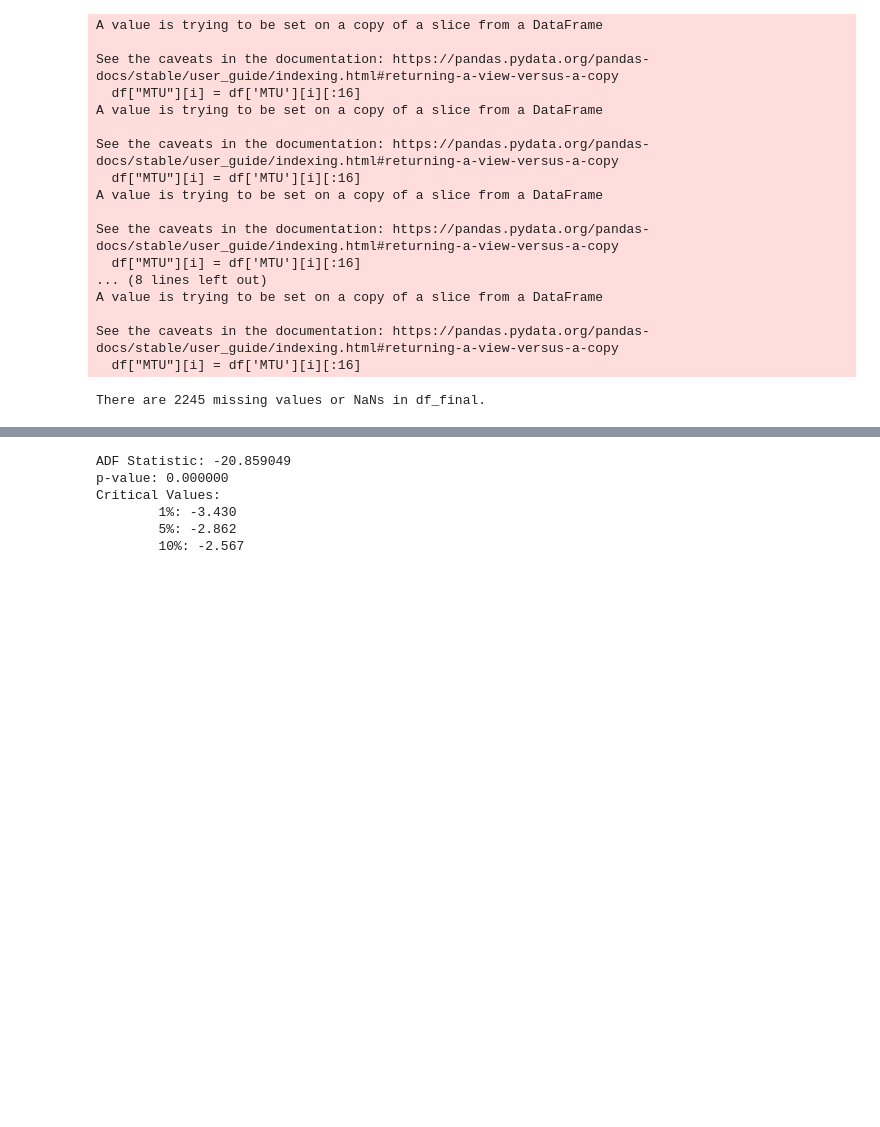
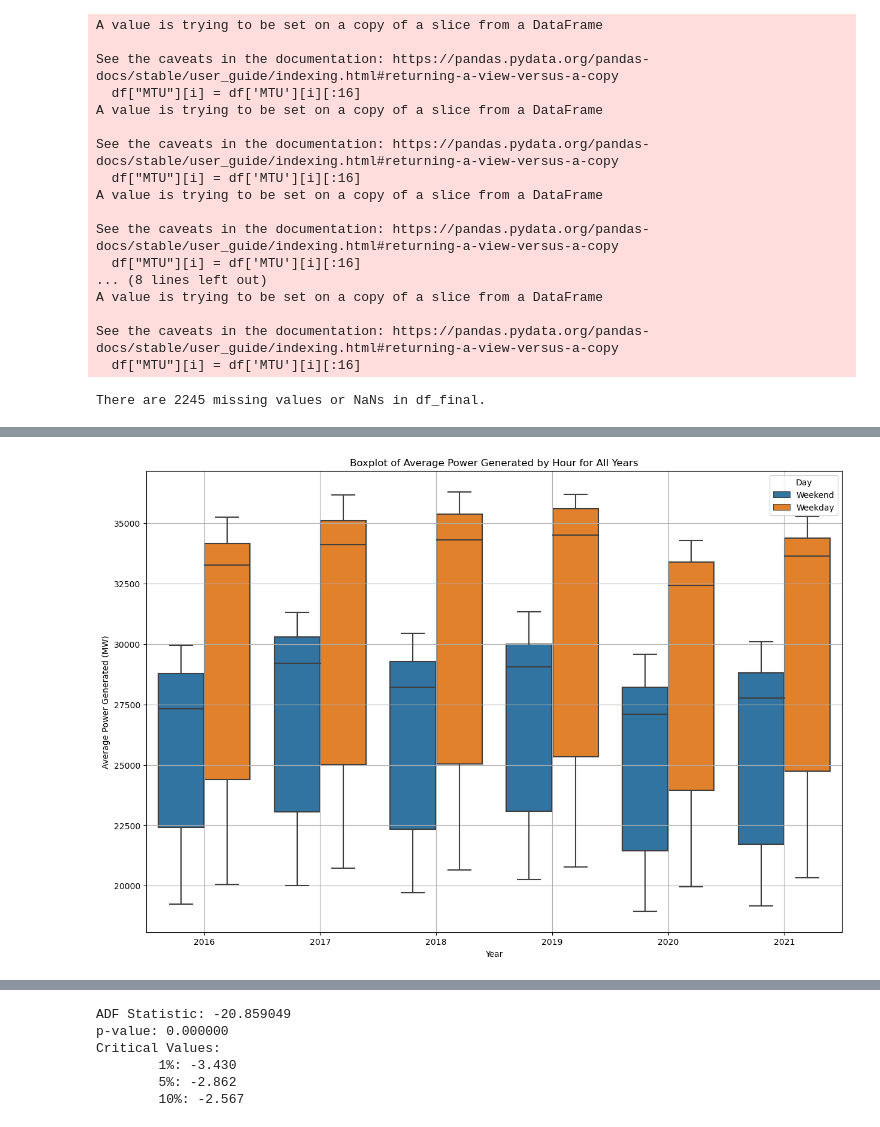
Before and after one commit to lorenzrossi/Thesis, a Jupyter notebook: src/DATA_DESC.ipynb, the cells around one changed output, grey strips where cells are left out. Saved outputs shown, nothing was run; the diff lists cells and outputs as text; code cells hidden in the pictures; blank space fills up the shorter version.

```diff
--- a/src/DATA_DESC.ipynb
+++ b/src/DATA_DESC.ipynb
@@ -172,0 +316,34 @@ data = data.dropna()
+# %%
+# Define energy source as 'total_aggregated'
+energy_source = 'total_aggregated'
+
+# Create an empty DataFrame to store combined data
+combined_data = pd.DataFrame()
+
+# Iterate through each year
+for year in years:
+    # Filter data for the current year
+    year_data = data[data.index.year == year]
+
+    # Separate weekend and weekday data
+    weekend_data = year_data[(year_data['weekend'] == 1) | (year_data['weekend'] == 2)]
+    weekday_data = year_data[year_data['weekend'] == 0]
+
+    # Calculate average hourly values for weekends and weekdays
+    avg_hourly_data_weekend = weekend_data.groupby(weekend_data.index.hour)[energy_source].mean().to_frame().assign(Day='Weekend', Year=year)
+    avg_hourly_data_weekday = weekday_data.groupby(weekday_data.index.hour)[energy_source].mean().to_frame().assign(Day='Weekday', Year=year)
+
+    # Concatenate data from this year to the combined data
+    combined_data = pd.concat([combined_data, avg_hourly_data_weekend, avg_hourly_data_weekday], axis=0)
+
+# Create boxplot
+plt.figure(figsize=(15,10))
+sns.boxplot(data=combined_data, x='Year', y=energy_source, hue='Day')
+
+plt.title('Boxplot of Average Power Generated by Hour for All Years')
+plt.xlabel('Year')
+plt.ylabel('Average Power Generated (MW)')
+plt.grid(True)
+plt.show()
+# %% [output]
+[figure, added]
```
Also changed, not shown: parts of 27 cells of this notebook, 4 other files.
